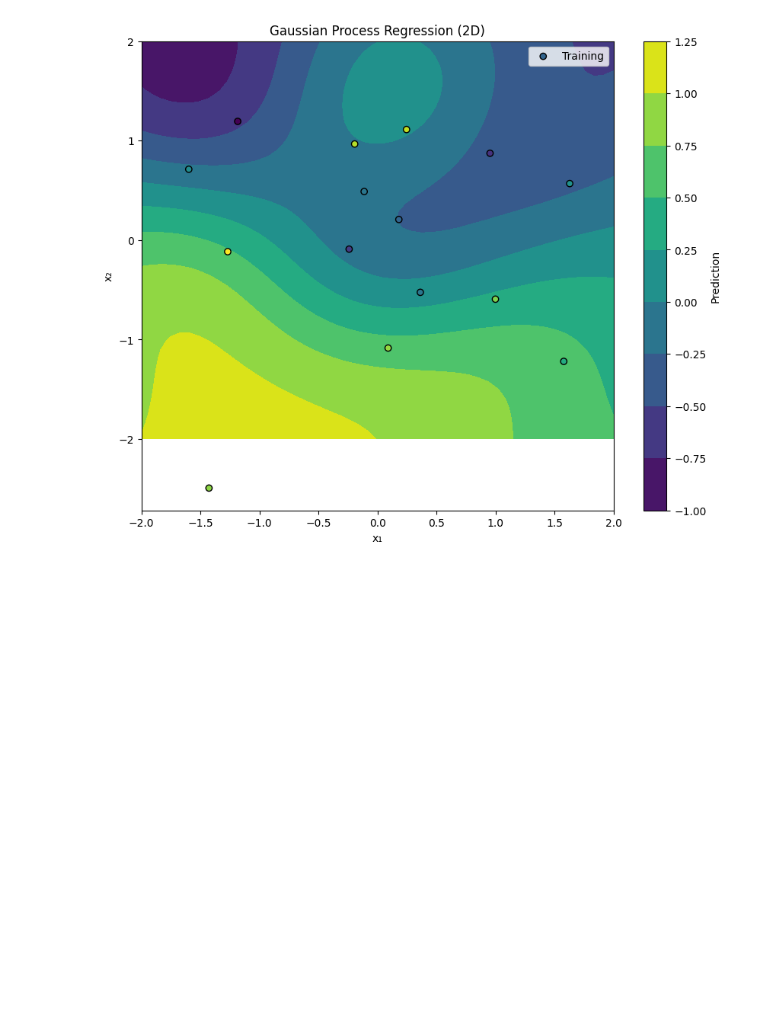
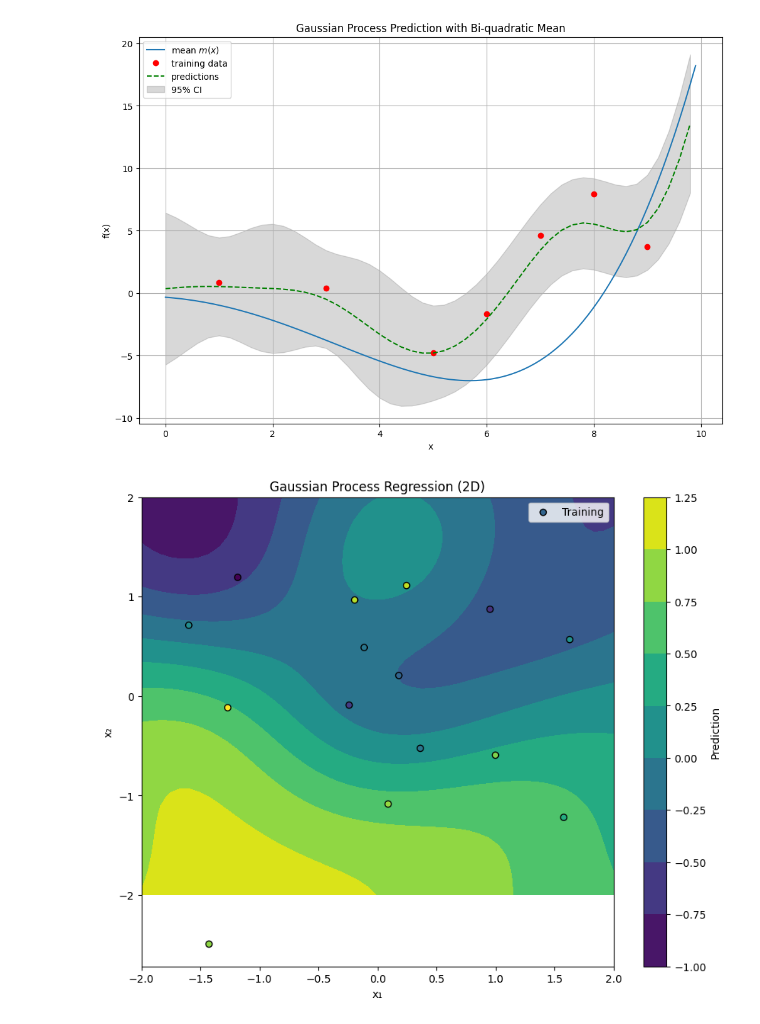
Before and after one commit to Pesquisa-UFCAT/parepy, a Jupyter notebook: local_examples/gaussian_process.ipynb, the cells around one changed output. Saved outputs shown, nothing was run; the diff lists cells and outputs as text; code cells hidden in the pictures; blank space fills up the shorter version.

```diff
--- a/local_examples/gaussian_process.ipynb
+++ b/local_examples/gaussian_process.ipynb
@@ -74,3 +74,9 @@
+# %%
+xB=np.array([1., 3., 5., 6., 7., 8., 9.])
+yB=xB*np.sin(xB)
+xPred, yPred, stds = gpr_predict(xB, yB, plot=True)
+# %% [output]
+[figure, added]
 # %%
 import numpy as np
 import matplotlib.pyplot as plt
```
Also changed, not shown: parts of 1 cell of this notebook, 1 other file.
